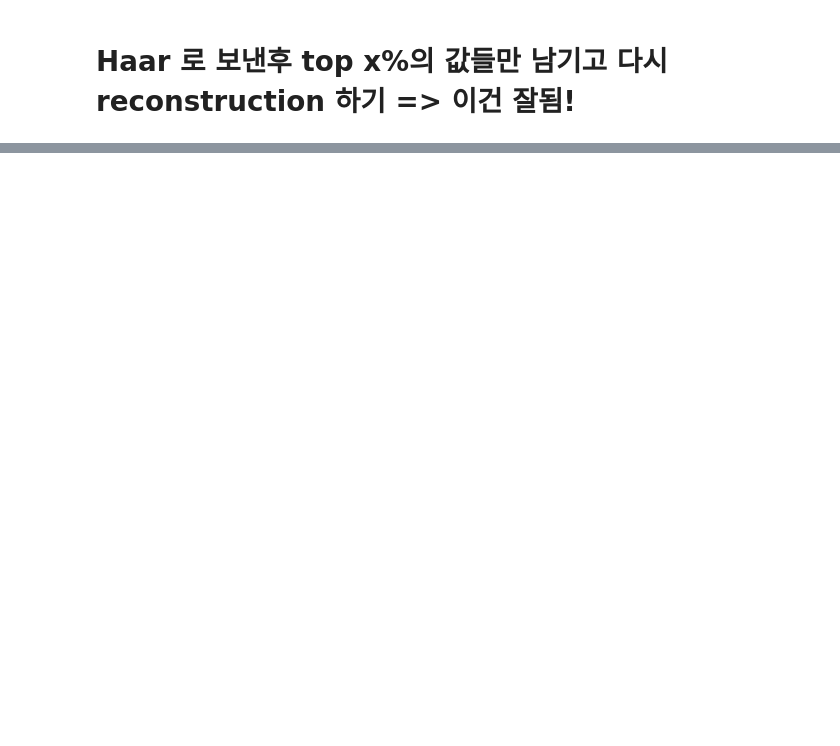
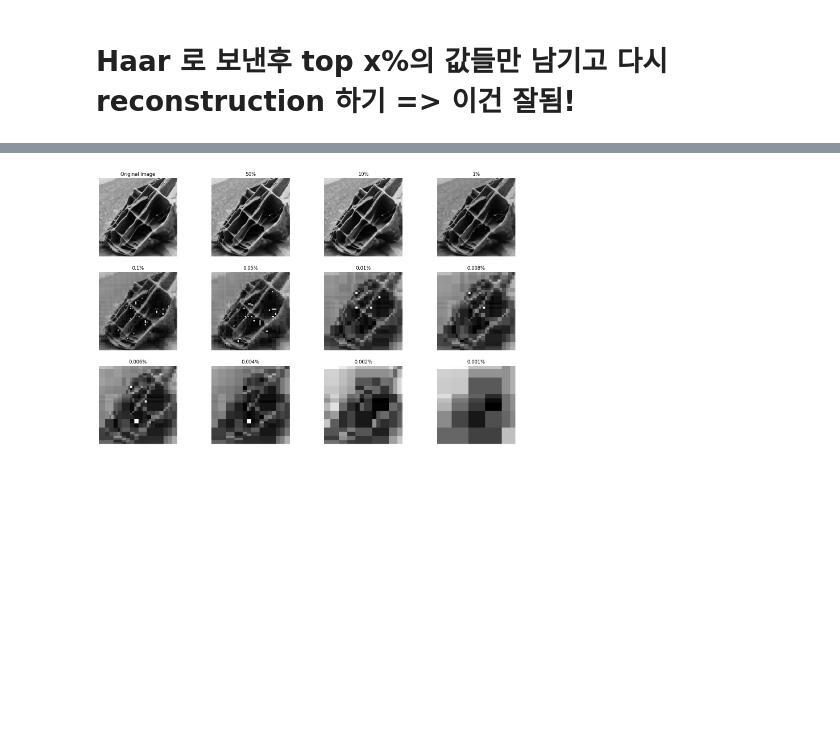
Before and after one commit to jongmindev/DFT_DWT_Implementation, a Jupyter notebook: haar/haar.ipynb, the cells around one changed output, grey strips where cells are left out. Cells and saved outputs as stored; diff of their text form; code cells hidden in the pictures; blank space fills up the shorter version.

```diff
--- a/haar/haar.ipynb
+++ b/haar/haar.ipynb
@@ -474,0 +235,18 @@ print(padded_image.shape, padded_image.min(), padded_image.max())
+# %%
+##이미지를 특정 부분만 본다던지 하기위해서 밑아와같이 다양한 것을 저장하기
+
+#original padded reconstructed img
+original_image = padded_image
+
+#pads removed img
+cropped_original_image = crop_out_padded_part(original_image)
+cropped_reconstructed_images = {percentage: crop_out_padded_part(reconstructed_image) for percentage, reconstructed_image in reconstructed_images.items()}
+
+#looking at specific portion of the image, at the waffle looking thing
+cropped_original_image_specific = original_image[550:1150,3600:4200]
+cropped_reconstructed_images_specific = {percentage: reconstructed_image[550:1150,3600:4200] for percentage, reconstructed_image in reconstructed_images.items()}
+
+
+#looking at specific portion of the image,near the border
+cropped_original_image_specific_2 = original_image[3588:3608, 5387:5407]#[3450:3700,5250:5500]
+cropped_reconstructed_images_specific_2 = {percentage: reconstructed_image[3588:3608, 5387:5407] for percentage, reconstructed_image in reconstructed_images.items()}
@@ -474,0 +320,9 @@ print(padded_image.shape, padded_image.min(), padded_image.max())
+# %%
+new_dict = cropped_reconstructed_images_specific.copy()
+
+for _ in range(10): #remove last 10 items!
+    new_dict.popitem()
+
+plot_images(cropped_original_image_specific, new_dict, figsize=(16,20))
+# %% [output]
+[figure, added]
```
Also changed, not shown: parts of 33 cells of this notebook, 1 other file.
